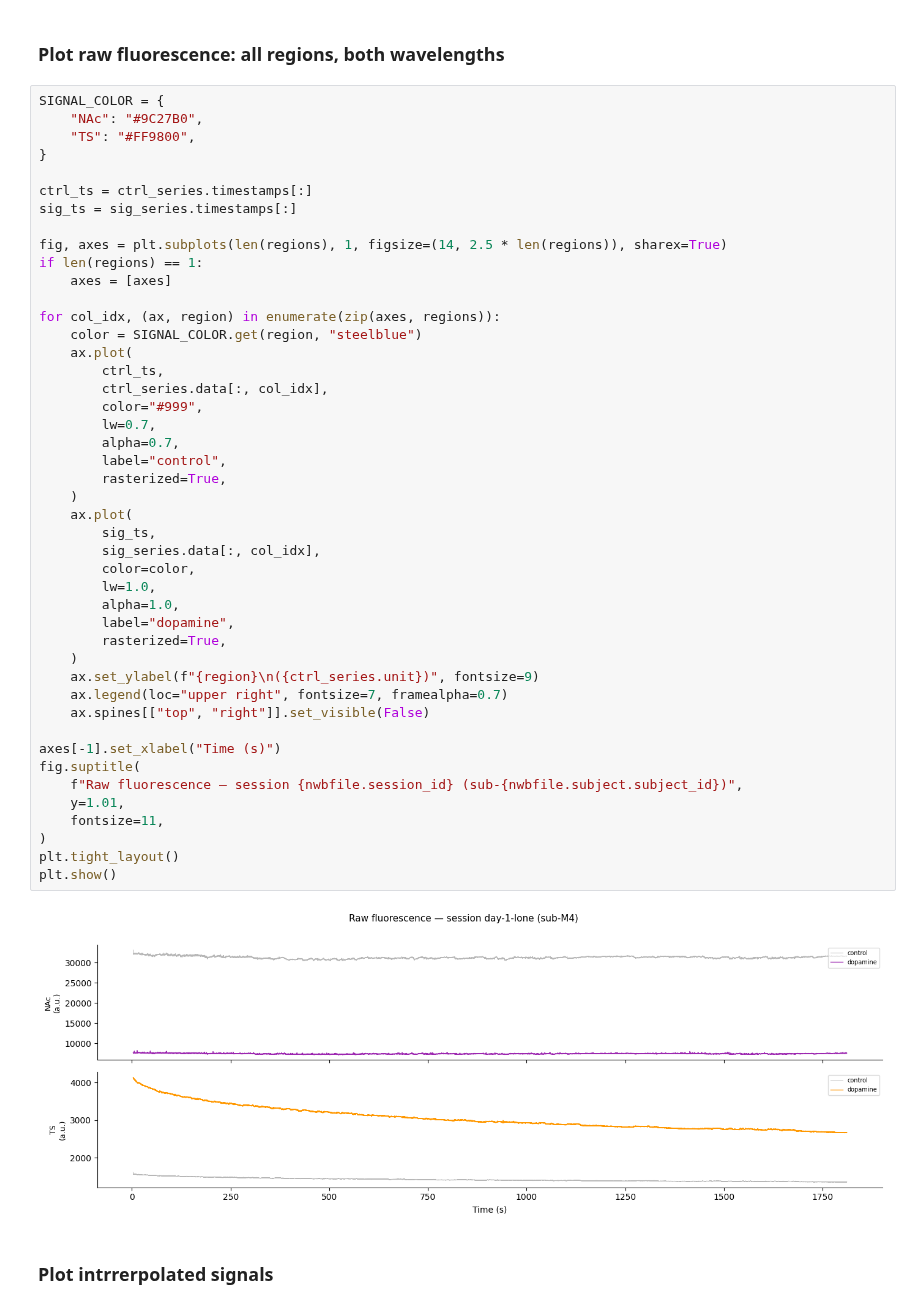
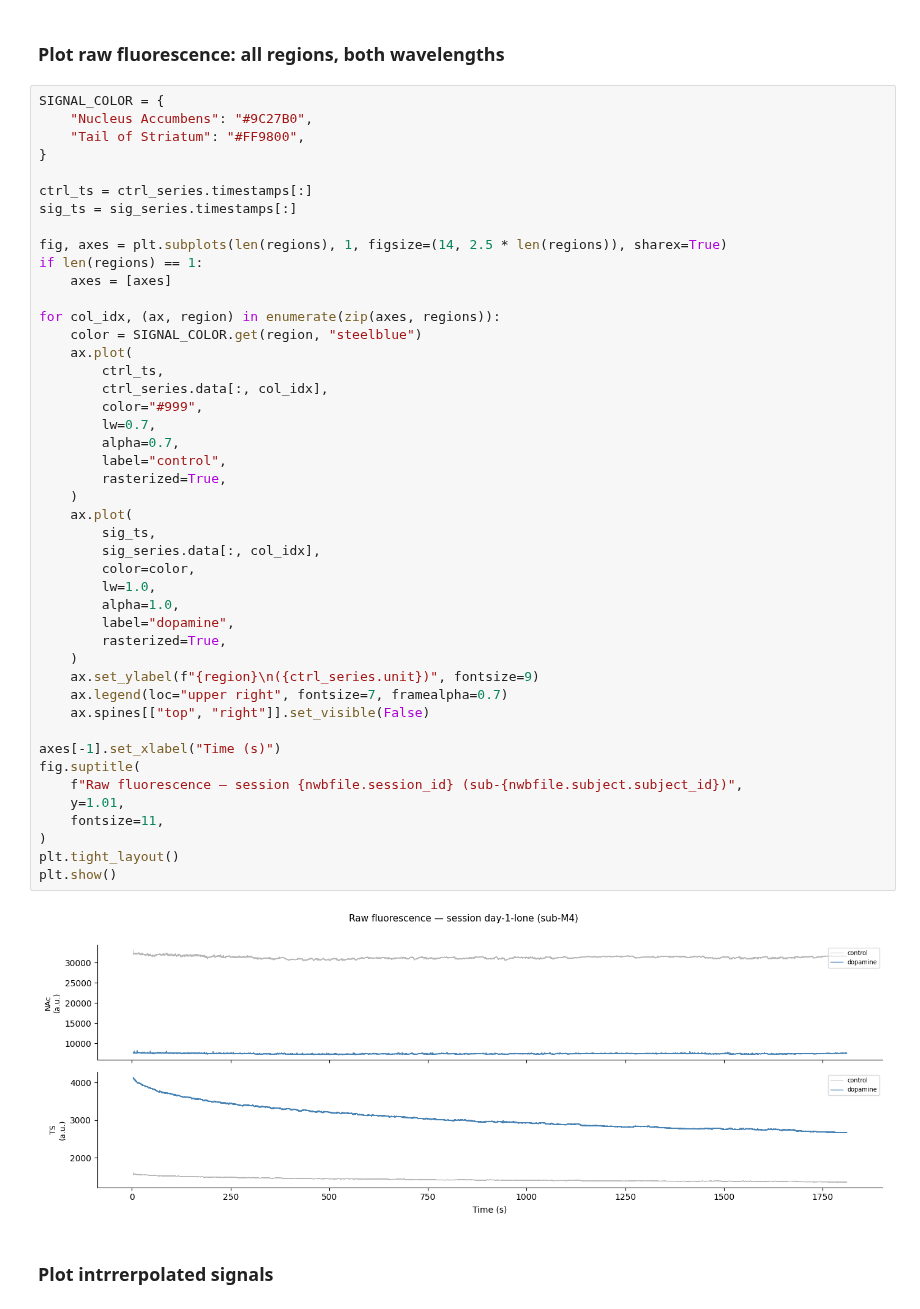
Before and after one commit to catalystneuro/uchida-lab-to-nwb, a Jupyter notebook: notebooks/dandi_001935_tutorial.ipynb, the cells around one changed output. Saved outputs shown, nothing was run; the diff lists cells and outputs as text.

```diff
--- a/notebooks/dandi_001935_tutorial.ipynb
+++ b/notebooks/dandi_001935_tutorial.ipynb
@@ -355,8 +355,8 @@ Column → region: ['NAc', 'TS']
 ### Plot raw fluorescence: all regions, both wavelengths
 # %%
 SIGNAL_COLOR = {
-    "NAc": "#9C27B0",
-    "TS": "#FF9800",
+    "Nucleus Accumbens": "#9C27B0",
+    "Tail of Striatum": "#FF9800",
 }
 
 ctrl_ts = ctrl_series.timestamps[:]
@@ -372,34 +372,34 @@ for col_idx, (ax, region) in enumerate(zip(axes, regions)):
         ctrl_ts,
         ctrl_series.data[:, col_idx],
         color="#999",
         lw=0.7,
         alpha=0.7,
         label="control",
         rasterized=True,
     )
     ax.plot(
         sig_ts,
         sig_series.data[:, col_idx],
         color=color,
         lw=1.0,
         alpha=1.0,
         label="dopamine",
         rasterized=True,
     )
     ax.set_ylabel(f"{region}\n({ctrl_series.unit})", fontsize=9)
     ax.legend(loc="upper right", fontsize=7, framealpha=0.7)
     ax.spines[["top", "right"]].set_visible(False)
 
 axes[-1].set_xlabel("Time (s)")
 fig.suptitle(
     f"Raw fluorescence — session {nwbfile.session_id} (sub-{nwbfile.subject.subject_id})",
     y=1.01,
     fontsize=11,
 )
 plt.tight_layout()
 plt.show()
 # %% [output]
-[figure, old version]
+[figure, new version]
 # %% [markdown]
 ### Plot intrrerpolated signals
 # %%
```
Also changed, not shown: parts of 3 cells of this notebook, 4 other files.
